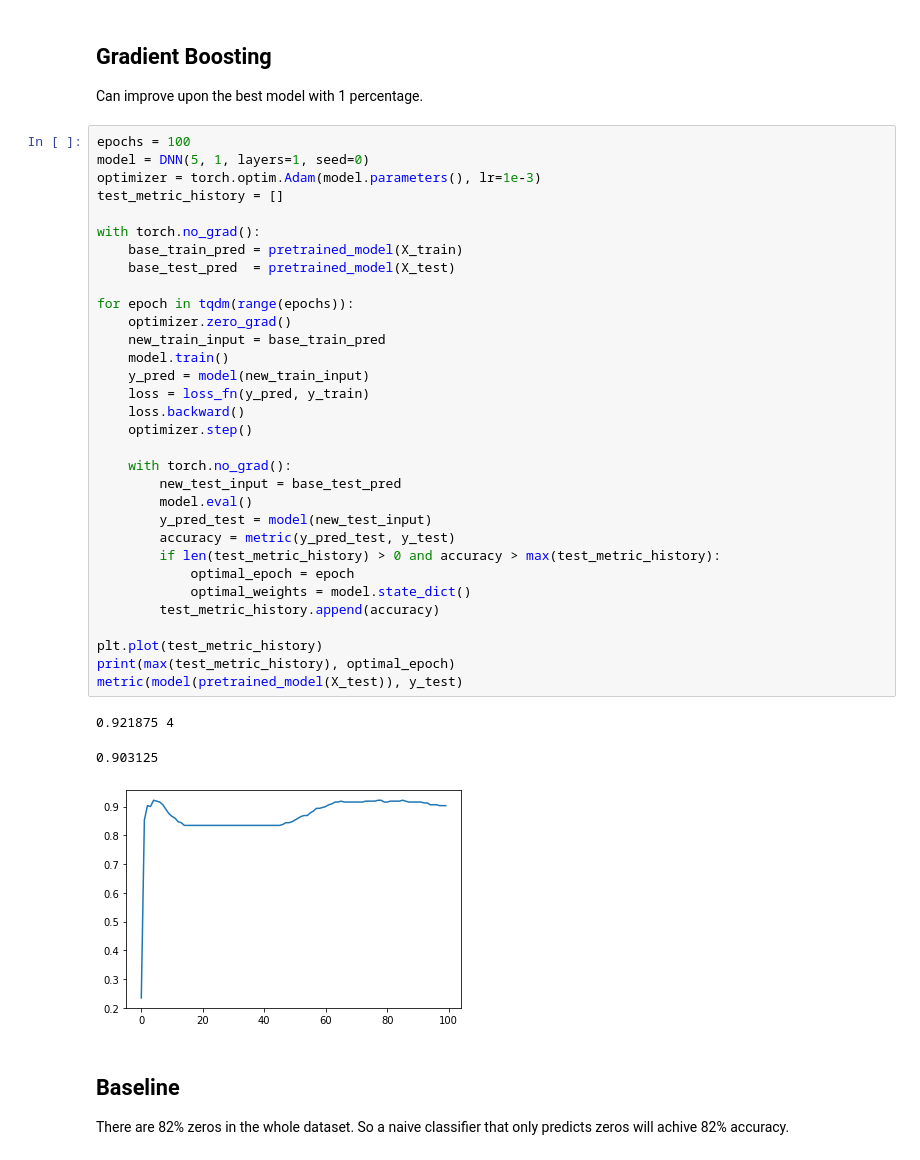
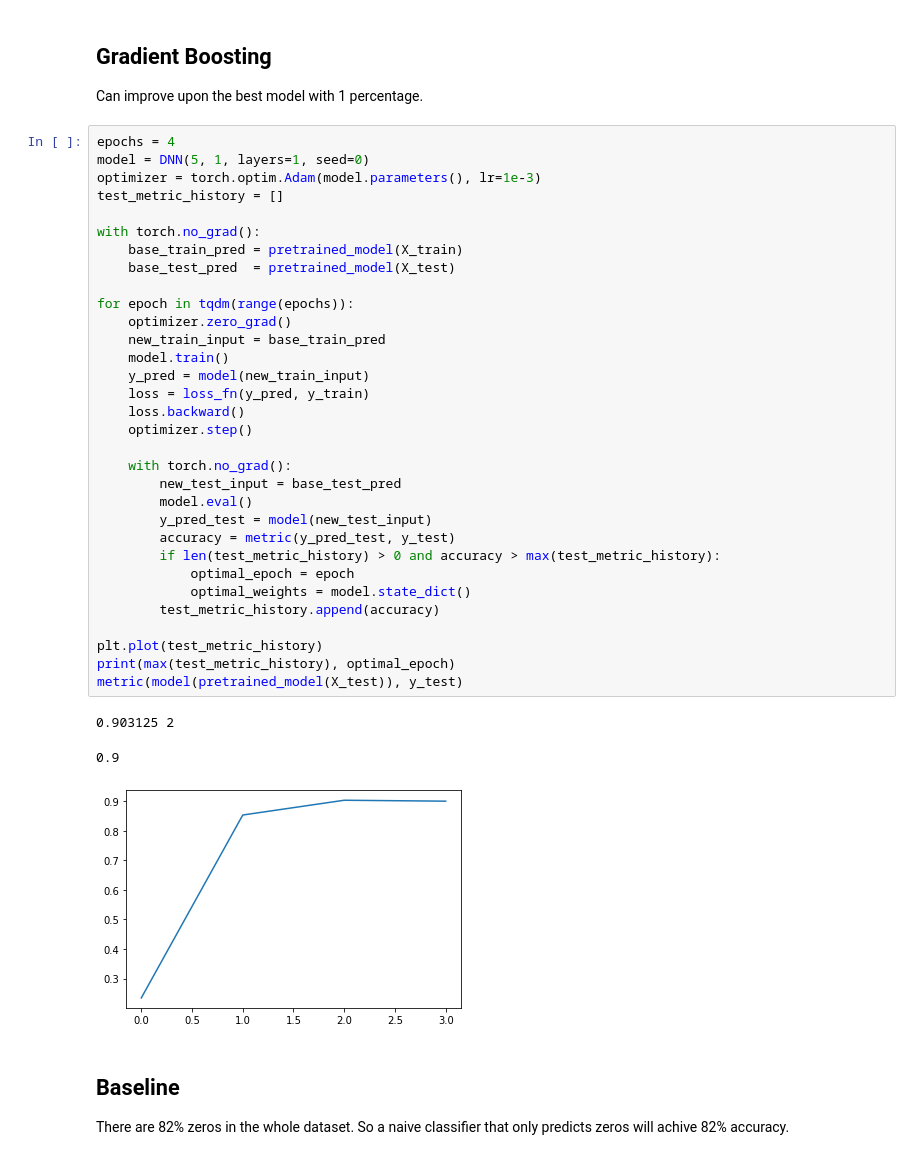
Before and after one commit to SunAndClouds/SML-Project, a Jupyter notebook: Algorithms/DNN.ipynb, the cells around one changed output. Drawn from its saved outputs; the diff is of its cells as text.

```diff
--- a/Algorithms/DNN.ipynb
+++ b/Algorithms/DNN.ipynb
@@ -311,41 +311,41 @@ metric(y_pred, y_test)
 ## Gradient Boosting
 Can improve upon the best model with 1 percentage.
 # %%
-epochs = 100
+epochs = 4
 model = DNN(5, 1, layers=1, seed=0)
 optimizer = torch.optim.Adam(model.parameters(), lr=1e-3)
 test_metric_history = []
 
 with torch.no_grad():
     base_train_pred = pretrained_model(X_train)
     base_test_pred  = pretrained_model(X_test)
 
 for epoch in tqdm(range(epochs)):
     optimizer.zero_grad()
     new_train_input = base_train_pred
     model.train()
     y_pred = model(new_train_input)
     loss = loss_fn(y_pred, y_train)
     loss.backward()
     optimizer.step()
 
     with torch.no_grad():
         new_test_input = base_test_pred
         model.eval()
         y_pred_test = model(new_test_input)
         accuracy = metric(y_pred_test, y_test)
         if len(test_metric_history) > 0 and accuracy > max(test_metric_history):
             optimal_epoch = epoch
             optimal_weights = model.state_dict()
         test_metric_history.append(accuracy)
 
 plt.plot(test_metric_history)
 print(max(test_metric_history), optimal_epoch)
 metric(model(pretrained_model(X_test)), y_test)
 # %% [output]
-0.921875 4
+0.903125 2
-0.903125
+0.9
-[figure, old version]
+[figure, new version]
 # %% [markdown]
 ## Baseline
 There are 82% zeros in the whole dataset. So a naive classifier that only predicts zeros will achive 82% accuracy.
```
